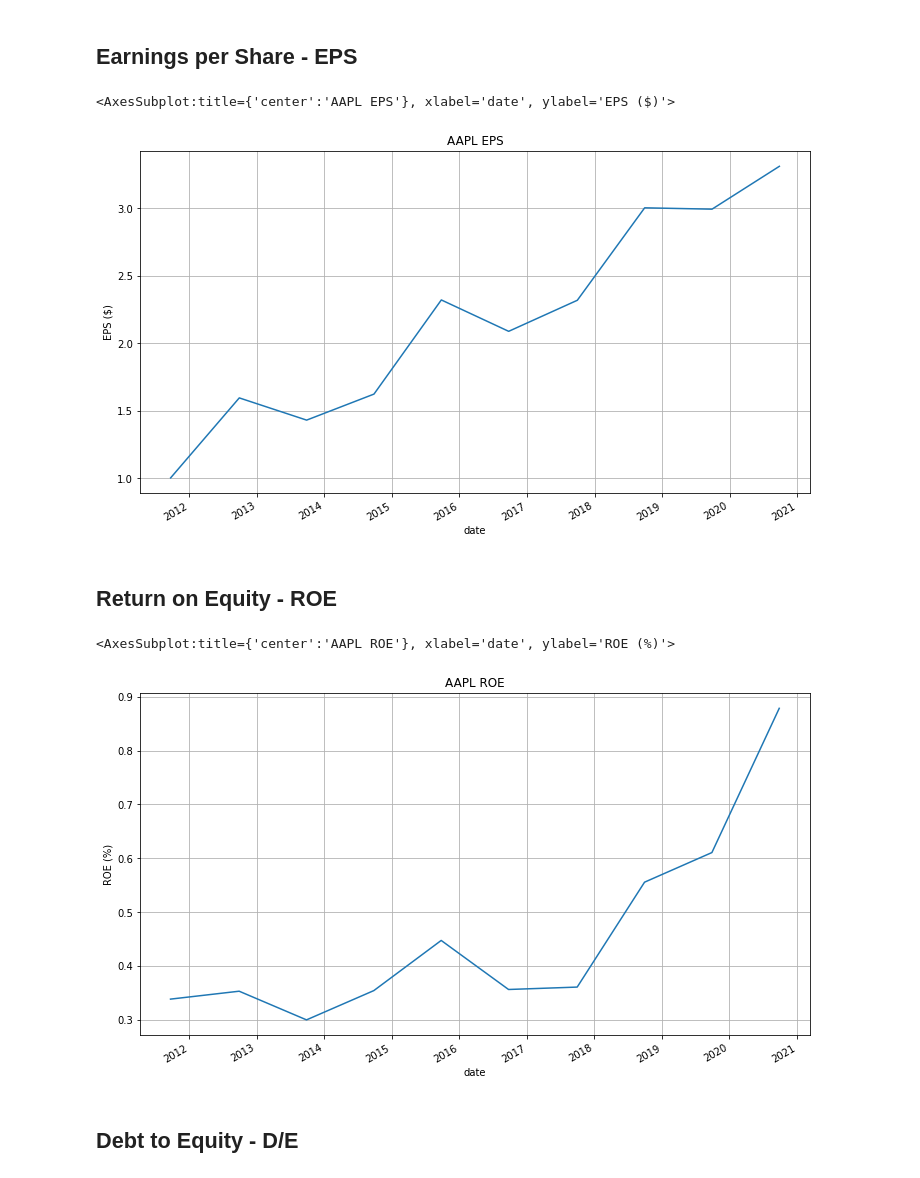
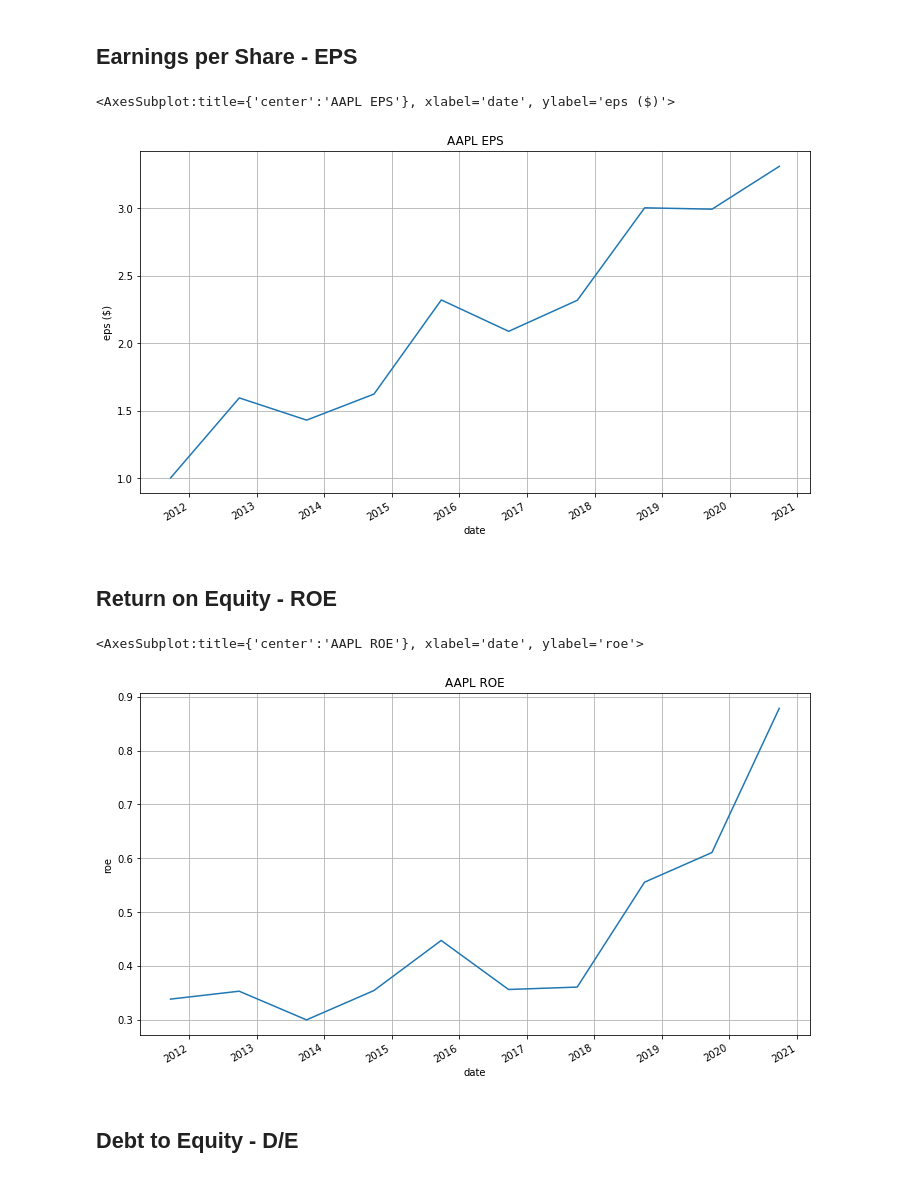
Before and after one commit to dbogatic/value_investing, a Jupyter notebook: intrinsic_value.ipynb, the cells around one changed output. Cells and saved outputs as stored; diff of their text form; code cells hidden in the pictures.

Commit message:
edit plot labels

```diff
--- a/intrinsic_value.ipynb
+++ b/intrinsic_value.ipynb
@@ -138,17 +138,17 @@ cash['freeCashFlow'].plot(figsize= (12,7), grid=True, title=f'{ticker} Free Cash
 # %% [markdown]
 ## Earnings per Share - EPS
 # %%
-income['eps'].astype('float').plot(figsize= (12,7), grid=True, title=f'{ticker} EPS',ylabel='EPS ($)')
+income['eps'].astype('float').plot(figsize= (12,7), grid=True, title=f'{ticker} EPS',ylabel='eps ($)')
 # %% [output]
-<AxesSubplot:title={'center':'AAPL EPS'}, xlabel='date', ylabel='EPS ($)'>
+<AxesSubplot:title={'center':'AAPL EPS'}, xlabel='date', ylabel='eps ($)'>
 [figure]
 # %% [markdown]
 ## Return on Equity - ROE
 # %%
-(income['netIncome']/balance['totalStockholdersEquity']).astype('float').plot(figsize= (12,7), grid=True, title=f'{ticker} ROE',ylabel='ROE (%)')
+(income['netIncome']/balance['totalStockholdersEquity']).astype('float').plot(figsize= (12,7), grid=True, title=f'{ticker} ROE',ylabel='roe')
 # %% [output]
-<AxesSubplot:title={'center':'AAPL ROE'}, xlabel='date', ylabel='ROE (%)'>
+<AxesSubplot:title={'center':'AAPL ROE'}, xlabel='date', ylabel='roe'>
-[figure, old version]
+[figure, new version]
 # %% [markdown]
 ## Debt to Equity - D/E
 # %%
```
Also changed, not shown: parts of 5 cells of this notebook.
